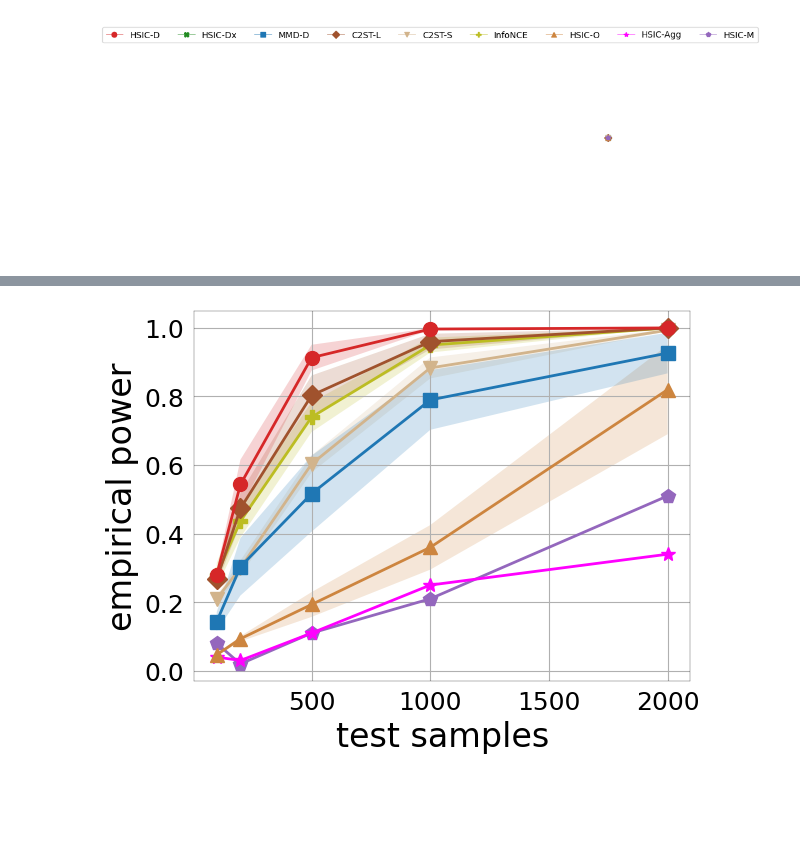
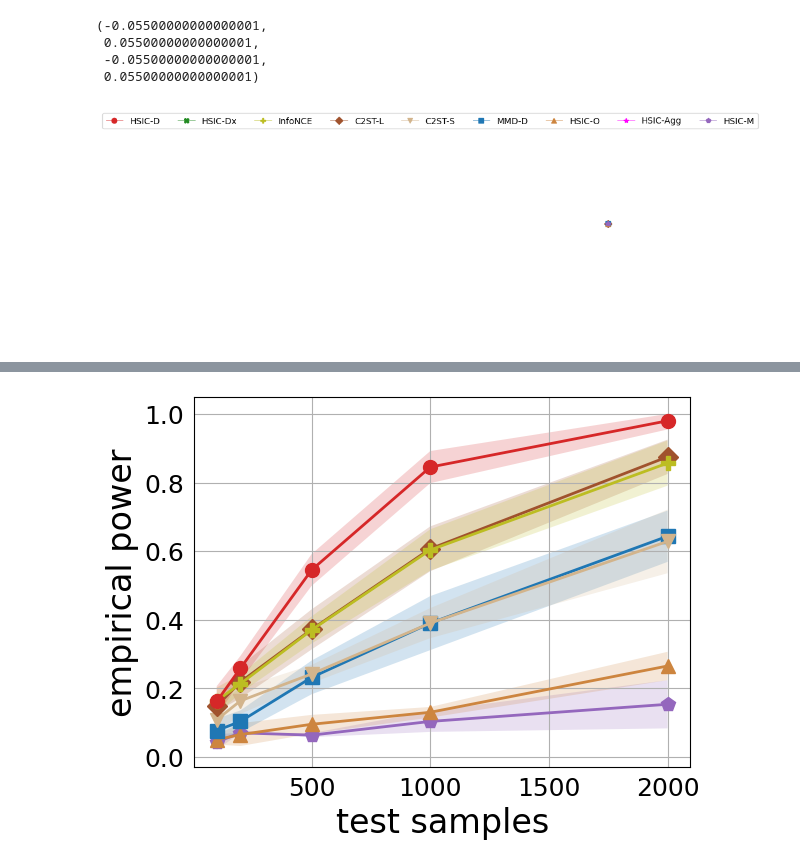
Before and after one commit to xunathan96/deephsic, a Jupyter notebook: notebook/plot_riab.ipynb, the cells around one changed output, grey strips where cells are left out. Saved outputs shown, nothing was run; the diff lists cells and outputs as text; code cells hidden in the pictures; blank space fills up the shorter version.

Commit message:
add median exps

```diff
--- a/notebook/plot_riab.ipynb
+++ b/notebook/plot_riab.ipynb
@@ -32,7 +33,7 @@ def samples_vs_power(df: pd.DataFrame, **filter):
     stats = list()
     for n_samples in df['n_samples'].unique():
         avg_power = df[df['n_samples']==n_samples]['power'].mean()
-        std = df[df['n_samples']==n_samples]['power'].std()/2
+        std = df[df['n_samples']==n_samples]['power'].std()
         if n_samples <= 2000:
             stats.append((n_samples, avg_power, std))
     return sorted(stats, key=lambda x: x[0])    # return sorted by n_samples
@@ -46,13 +47,15 @@ def collate_samples(stats: list):                       # [(x1,y1,std1), (x2,y2,
     return x, y, y-std, y+std
 # %%
 # LOAD DATAFRAME
-EXPDIR = '../src/exp/eval-narval/riab/'
+EXPDIR = '../src/exp/eval/riab/'
+RUNS = ('16','17','18','19','20','21','median')
 
 df = dict()
 for method in ['hsic', 'c2st', 'mmd', 'infonce']:
     runs = []
     for file in glob.glob(f'{EXPDIR}/*/stats-{method}.csv'):
-        runs.append(pd.read_csv(file))
+        if Path(file).parent.name in RUNS:
+            runs.append(pd.read_csv(file))
     df[method] = pd.concat(runs, axis=0) if runs else pd.DataFrame()
 
 # DEFINE LEGEND
@@ -67,16 +70,20 @@ legend['c2st-s'] = {'label': 'C2ST-S', 'marker': 'v-', 'color': 'tan'}
 legend['mmd-d'] = {'label': 'MMD-D', 'marker': 's-', 'color': 'tab:blue'}
 legend['infonce'] = {'label': 'InfoNCE', 'marker': 'P-', 'color': 'tab:olive'}
 # ordered from least to most important
-methods = ['hsic-m', 'hsic-agg', 'hsic-o', 'infonce', 'c2st-s', 'c2st-l', 'mmd-d', 'hsic-dx', 'hsic-d']
+methods = ['hsic-m', 'hsic-agg', 'hsic-o', 'mmd-d', 'c2st-s', 'c2st-l', 'infonce', 'hsic-dx', 'hsic-d']
 
 # Plot legend
 for method in reversed(methods):
     plt.plot(0, 0, legend[method]['marker'], linewidth=0.5, color=legend[method]['color'])
 plt.legend([legend[method]['label'] for method in reversed(methods)], ncol=len(methods))
 plt.axis(False)
-plt.savefig(f"plots/legend.pdf", format="pdf", bbox_inches="tight")
+# plt.savefig(f"plots/legend.pdf", format="pdf", bbox_inches="tight")
 # %% [output]
+(-0.05500000000000001,
+ 0.05500000000000001,
+ -0.05500000000000001,
+ 0.05500000000000001)
-[figure, old version]
+[figure, new version]
 # %%
 # power vs samples
 DATASET = 'RatInABox'
@@ -84,15 +91,15 @@ LINEWIDTH = 2
 MARKERSIZE = 10
 
 stats = dict()
-stats['hsic-d'] = samples_vs_power(df['hsic'], dataset=DATASET, kernel='mlp16x32x64x32-mlp2x4x8x4')
-stats['hsic-dx'] = samples_vs_power(df['hsic'], dataset=DATASET, kernel='[tied]')
-stats['hsic-agg'] = samples_vs_power(df['hsic'], dataset=DATASET, kernel='hsic-agg')
-stats['hsic-o'] = samples_vs_power(df['hsic'], dataset=DATASET, kernel='bandwidth-squared')
-stats['hsic-m'] = samples_vs_power(df['hsic'], dataset=DATASET, kernel='median')
-stats['mmd-d'] = samples_vs_power(df['mmd'], dataset=DATASET, kernel='id-id@mlp18x32x64x32')
-stats['c2st-l'] = samples_vs_power(df['c2st'], dataset=DATASET, classifier='id-id@mlp18x32x64x32x1', type='logit')
-stats['c2st-s'] = samples_vs_power(df['c2st'], dataset=DATASET, classifier='id-id@mlp18x32x64x32x1', type='accuracy')
-stats['infonce'] = samples_vs_power(df['infonce'], dataset=DATASET, function='id-id@mlp18x32x64x32x1')
+stats['hsic-d'] = samples_vs_power(df['hsic'], dataset=DATASET, method='hsic', model='mlp8x32x64x32-mlp2x4x8x4')
+stats['hsic-dx'] = samples_vs_power(df['hsic'], dataset=DATASET, method='hsic', model='[tied]')
+stats['hsic-agg'] = samples_vs_power(df['hsic'], dataset=DATASET, method='hsic', model='hsic-agg')
+stats['hsic-o'] = samples_vs_power(df['hsic'], dataset=DATASET, method='hsic', model='bandwidth-squared')
+stats['hsic-m'] = samples_vs_power(df['hsic'], dataset=DATASET, method='hsic', model='median')
+stats['mmd-d'] = samples_vs_power(df['mmd'], dataset=DATASET, method='mmd', model='id-id@mlp10x32x64x32')
+stats['c2st-l'] = samples_vs_power(df['c2st'], dataset=DATASET, method='c2st-l', model='id-id@mlp10x32x64x32x1')
+stats['c2st-s'] = samples_vs_power(df['c2st'], dataset=DATASET, method='c2st-s', model='id-id@mlp10x32x64x32x1')
+stats['infonce'] = samples_vs_power(df['infonce'], dataset=DATASET, method='infonce', model='id-id@mlp10x32x64x32x1')
 
 for method in methods:
     try:
@@ -119,5 +126,5 @@ plt.rcParams['axes.linewidth'] = 0.2
 plt.tick_params(left=False, labelsize=18)
 plt.tick_params(bottom=False, labelsize=18)
 # plt.gca().xaxis.set_major_locator(plt.MultipleLocator(1000))
-plt.savefig(f"plots/nsamples_vs_power_{DATASET.replace('-','')}.pdf", format="pdf", bbox_inches="tight")
+plt.savefig(f"plots/power_rate_{DATASET.replace('-','')}.pdf", format="pdf", bbox_inches="tight")
 # %% [output]
@@ -124,2 +132,2 @@ plt.savefig(f"plots/nsamples_vs_power_{DATASET.replace('-','')}.pdf", format="pd
 Warning: no data found for method hsic-dx.
-[figure, old version]
+[figure, new version]
```
Also changed, not shown: parts of 2 cells of this notebook, 3 other files.
